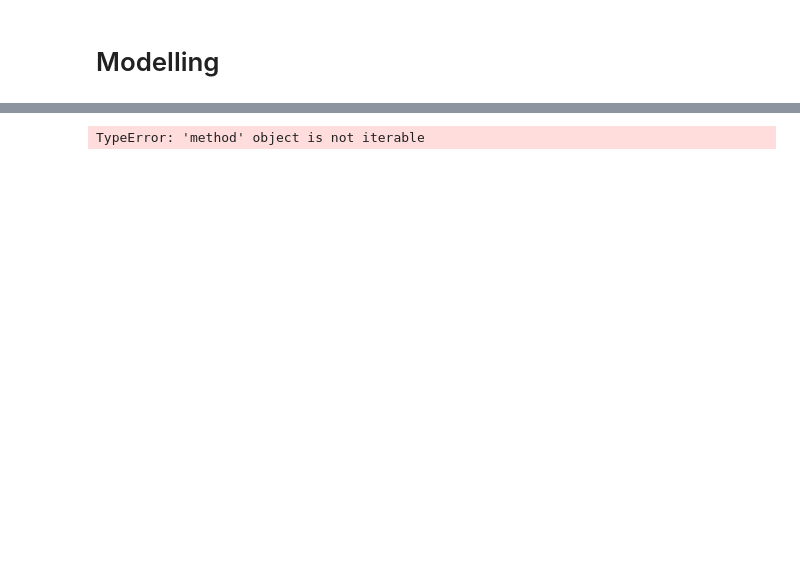
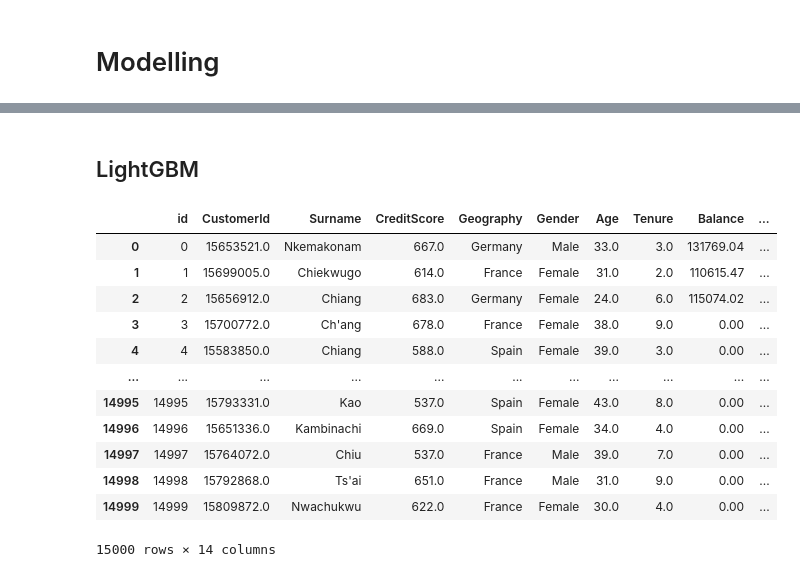
Before and after one commit to gavrilovAlikhan/ML-Practice, a Jupyter notebook: Bank Churn (MLinside)/bank_churn.ipynb, the cells around one changed output, grey strips where cells are left out. Saved outputs shown, nothing was run; the diff lists cells and outputs as text; code cells hidden in the pictures; blank space fills up the shorter version.

```diff
--- a/Bank Churn (MLinside)/bank_churn.ipynb
+++ b/Bank Churn (MLinside)/bank_churn.ipynb
@@ -99,8 +99,8 @@ def data_spliter(df: pd.DataFrame) -> tuple[pd.DataFrame, pd.Series, pd.DataFram
     train = df[df['source'] == 'train'].drop(columns=drop_columns)
     submission_df = df[df['source'] == 'test'].drop(columns=['source', TARGET])
 
-    X_train = train_df.drop(columns=[TARGET] + drop_columns)
-    y_train = train_df[TARGET]
+    X_train = train.drop(columns=[TARGET])
+    y_train = train[TARGET]
 
     return X_train, y_train, submission_df
 # %%
@@ -379,11 +379,13 @@ with pd.option_context('display.max_columns', None):
 # %%
-X_train, y_train, submission_df = data_spliter(df)
+X, y, submission_df = data_spliter(df)
 # %%
 cv = StratifiedKFold(
     n_splits = N_SPLITS,
     shuffle = True,
     random_state=42
 )
+# %% [markdown]
+## LightGBM
 # %%
 lgb_params = {
     "n_estimators":10000,
@@ -404,8 +406,19 @@ lgb_pipeline = Pipeline(
         ("lgb", LGBMClassifier(**lgb_params))
     ]
 )
-# %%
-for i in cv.split:
-  print(i)
-# %% [output]
-TypeError: 'method' object is not iterable
+# %%
+X
+# %% [output]
+|  | id | CustomerId | Surname | CreditScore | Geography | Gender | Age | Tenure | Balance | ... |
+| 0 | 0 | 15653521.0 | Nkemakonam | 667.0 | Germany | Male | 33.0 | 3.0 | 131769.04 | ... |
+| 1 | 1 | 15699005.0 | Chiekwugo | 614.0 | France | Female | 31.0 | 2.0 | 110615.47 | ... |
+| 2 | 2 | 15656912.0 | Chiang | 683.0 | Germany | Female | 24.0 | 6.0 | 115074.02 | ... |
+| 3 | 3 | 15700772.0 | Ch'ang | 678.0 | France | Female | 38.0 | 9.0 | 0.00 | ... |
+| 4 | 4 | 15583850.0 | Chiang | 588.0 | Spain | Female | 39.0 | 3.0 | 0.00 | ... |
+| ... | ... | ... | ... | ... | ... | ... | ... | ... | ... | ... |
+| 14995 | 14995 | 15793331.0 | Kao | 537.0 | Spain | Female | 43.0 | 8.0 | 0.00 | ... |
+| 14996 | 14996 | 15651336.0 | Kambinachi | 669.0 | Spain | Female | 34.0 | 4.0 | 0.00 | ... |
+| 14997 | 14997 | 15764072.0 | Chiu | 537.0 | France | Male | 39.0 | 7.0 | 0.00 | ... |
+| 14998 | 14998 | 15792868.0 | Ts'ai | 651.0 | France | Male | 31.0 | 9.0 | 0.00 | ... |
+| 14999 | 14999 | 15809872.0 | Nwachukwu | 622.0 | France | Female | 30.0 | 4.0 | 0.00 | ... |
+15000 rows × 14 columns
```
Also changed, not shown: parts of 7 cells of this notebook.
